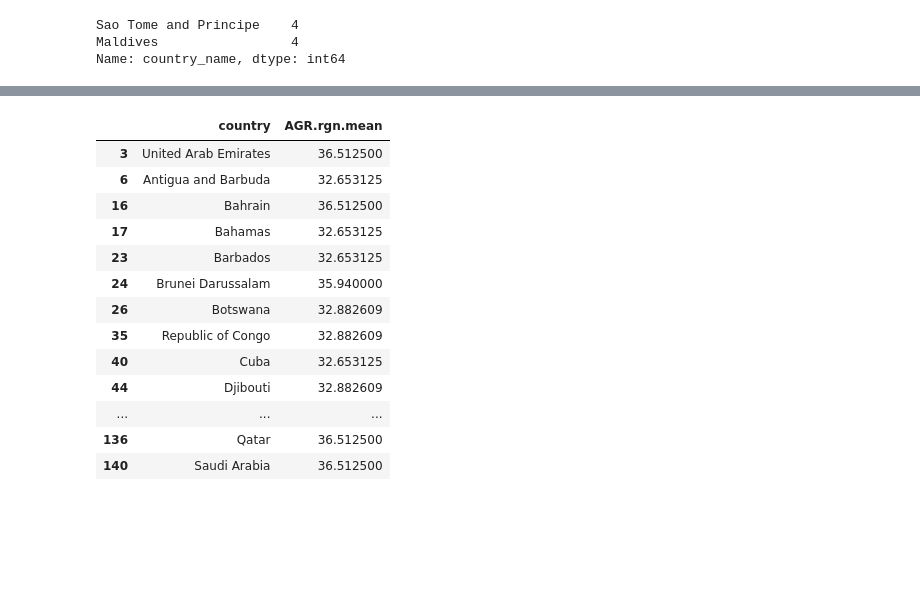
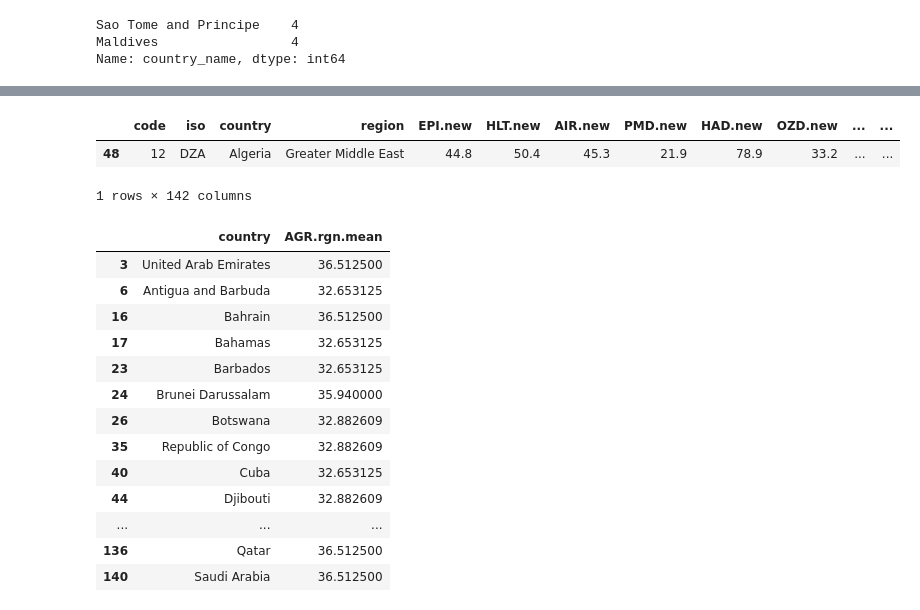
Before and after one commit to Avanyali/EPIDemographicModel, a Jupyter notebook: dan's notebooks/dan data cleaning.ipynb, the cells around one changed output, grey strips where cells are left out. Saved outputs shown, nothing was run; the diff lists cells and outputs as text; code cells hidden in the pictures; blank space fills up the shorter version.

```diff
--- a/dan's notebooks/dan data cleaning.ipynb
+++ b/dan's notebooks/dan data cleaning.ipynb
@@ -454,3 +469,9 @@ regional = pd.read_csv("../data/EPI_data/epi2020resultsregions20200604.csv")
+# %%
+regional[regional['country'] == 'Algeria']
+# %% [output]
+|  | code | iso | country | region | EPI.new | HLT.new | AIR.new | PMD.new | HAD.new | OZD.new | ... | ... |
+| 48 | 12 | DZA | Algeria | Greater Middle East | 44.8 | 50.4 | 45.3 | 21.9 | 78.9 | 33.2 | ... | ... |
+1 rows × 142 columns
 # %%
 regional_means = regional[[ 'country','AGR.rgn.mean']]
 # %%
```
Also changed, not shown: parts of 20 cells of this notebook, 1 other file.
